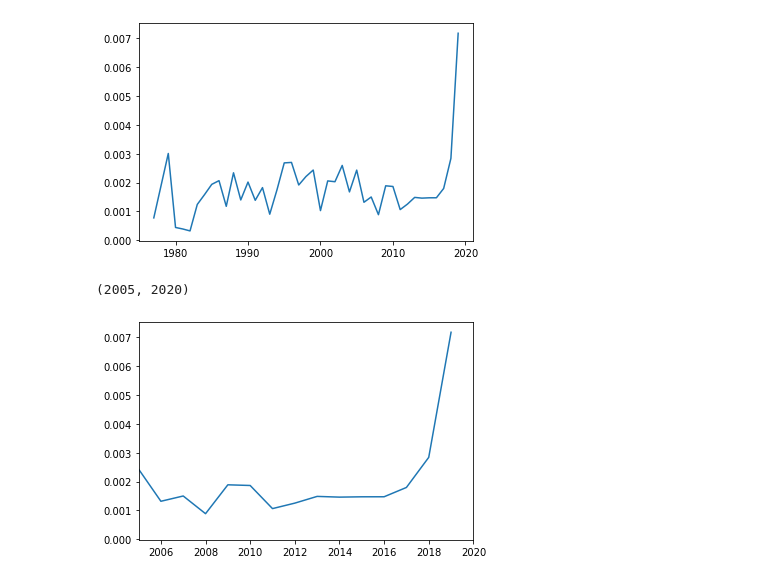
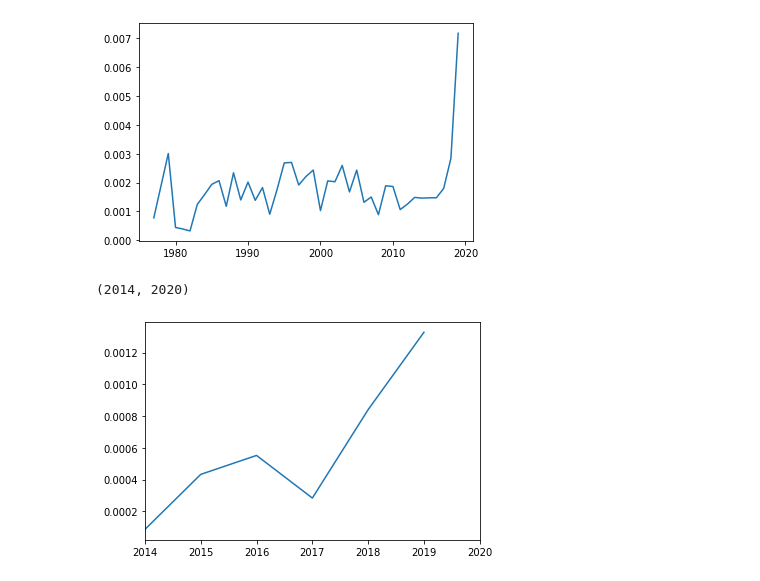
Before and after one commit to Shunling/CapstoneProjects, a Jupyter notebook: NaturalLanguageProcessingGPCR/Text_Analysis.ipynb, the cells around one changed output. Drawn from its saved outputs; the diff is of its cells as text; code cells hidden in the pictures.

```diff
--- a/NaturalLanguageProcessingGPCR/Text_Analysis.ipynb
+++ b/NaturalLanguageProcessingGPCR/Text_Analysis.ipynb
@@ -38,6 +36,8 @@ import unicodedata
 nlp = spacy.load('en_core_web_sm', parse=True, tag=True, entity=True)
 # %%
 def lemmatize_text(text): # normalize word variant forms to the same word
+    if type(text) != str:
+        return
     text = nlp(text)
     text = ' '.join([word.lemma_ if word.lemma_ != '-PRON-' else word.text for word in text])
     return text
@@ -575,7 +631,7 @@ plt.plot(x,y)
 [figure]
 # %%
 plt.plot(x,y)
-plt.xlim(2005,2020)
+plt.xlim(2014,2020)
 # %% [output]
-(2005, 2020)
+(2014, 2020)
-[figure, old version]
+[figure, new version]
```
Also changed, not shown: parts of 40 cells of this notebook.
